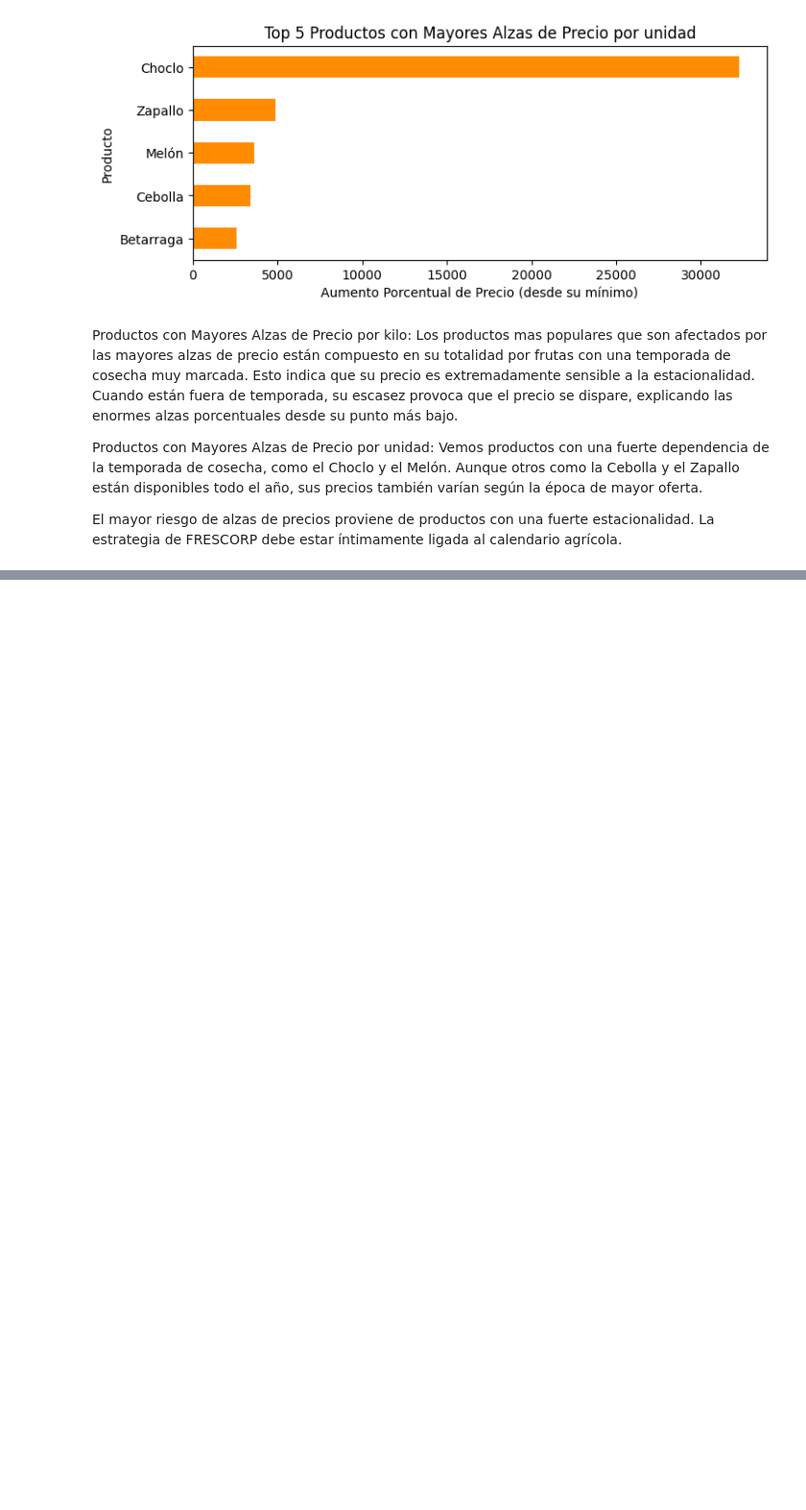
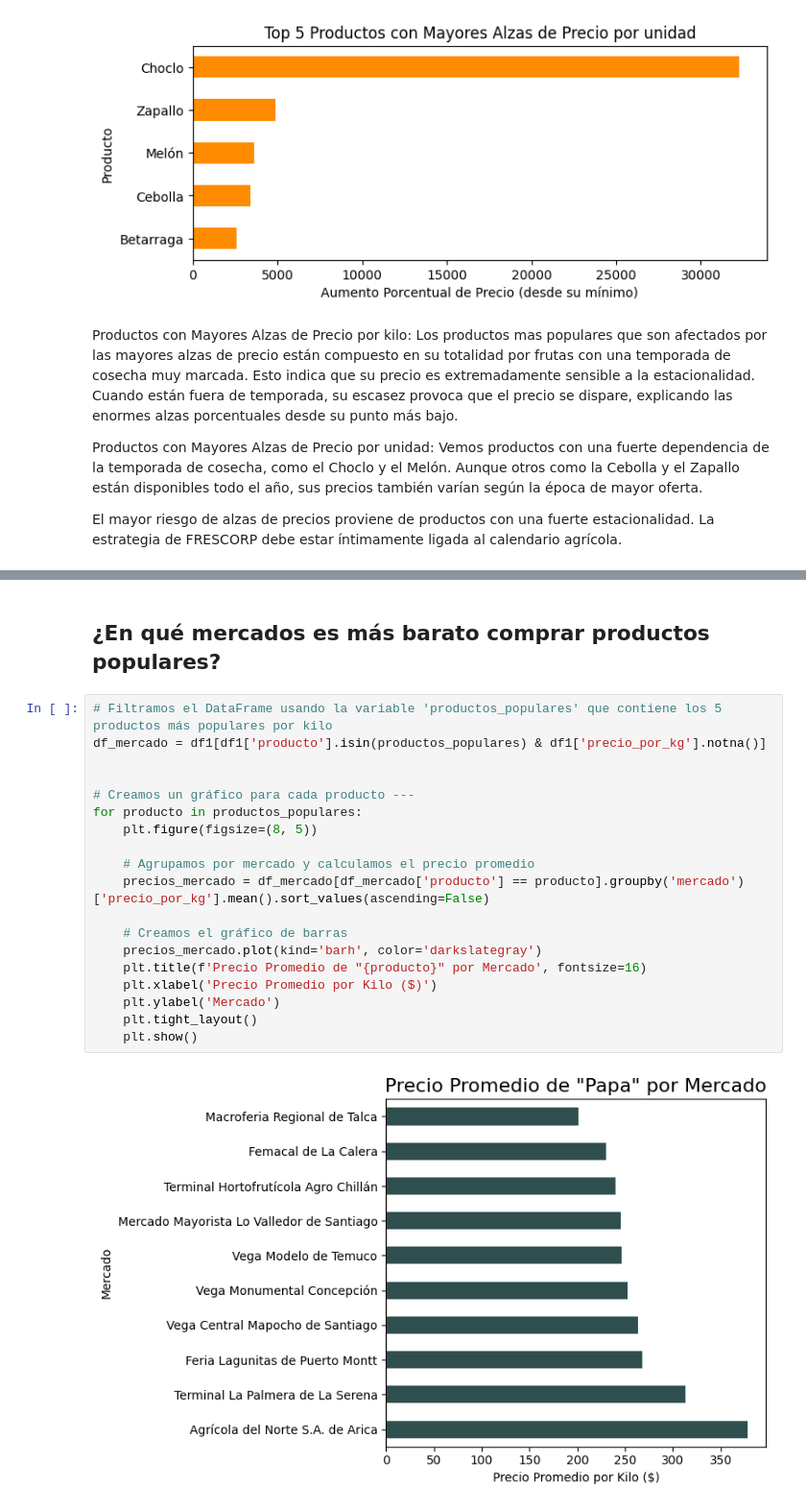
Before and after one commit to Ricardouchub/Analisis-Estrategico-de-Precios, a Jupyter notebook: Análisis Estratégico de Precios Mayoristas para el Sector Retail de Frutas y Hortalizas.ipynb, the cells around one changed output, grey strips where cells are left out. Shown at 96% size. Saved outputs shown, nothing was run; the diff lists cells and outputs as text; blank space fills up the shorter version.

```diff
--- a/Análisis Estratégico de Precios Mayoristas para el Sector Retail de Frutas y Hortalizas.ipynb
+++ b/Análisis Estratégico de Precios Mayoristas para el Sector Retail de Frutas y Hortalizas.ipynb
@@ -955,0 +1006,23 @@ El mayor riesgo de alzas de precios proviene de productos con una fuerte estacio
+# %% [markdown]
+## ¿En qué mercados es más barato comprar productos populares?
+# %%
+# Filtramos el DataFrame usando la variable 'productos_populares' que contiene los 5 productos más populares por kilo
+df_mercado = df1[df1['producto'].isin(productos_populares) & df1['precio_por_kg'].notna()]
+
+
+# Creamos un gráfico para cada producto ---
+for producto in productos_populares:
+    plt.figure(figsize=(8, 5))
+
+    # Agrupamos por mercado y calculamos el precio promedio
+    precios_mercado = df_mercado[df_mercado['producto'] == producto].groupby('mercado')['precio_por_kg'].mean().sort_values(ascending=False)
+
+    # Creamos el gráfico de barras
+    precios_mercado.plot(kind='barh', color='darkslategray')
+    plt.title(f'Precio Promedio de "{producto}" por Mercado', fontsize=16)
+    plt.xlabel('Precio Promedio por Kilo ($)')
+    plt.ylabel('Mercado')
+    plt.tight_layout()
+    plt.show()
+# %% [output]
+[figure, added]
```
Also changed, not shown: parts of 8 cells of this notebook.
